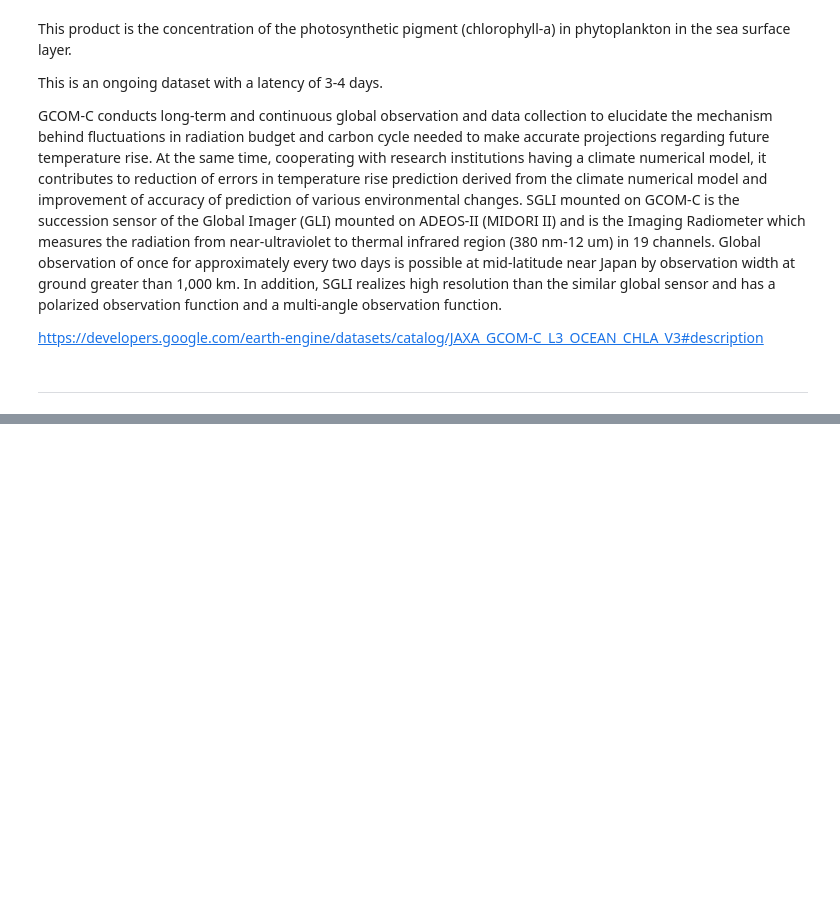
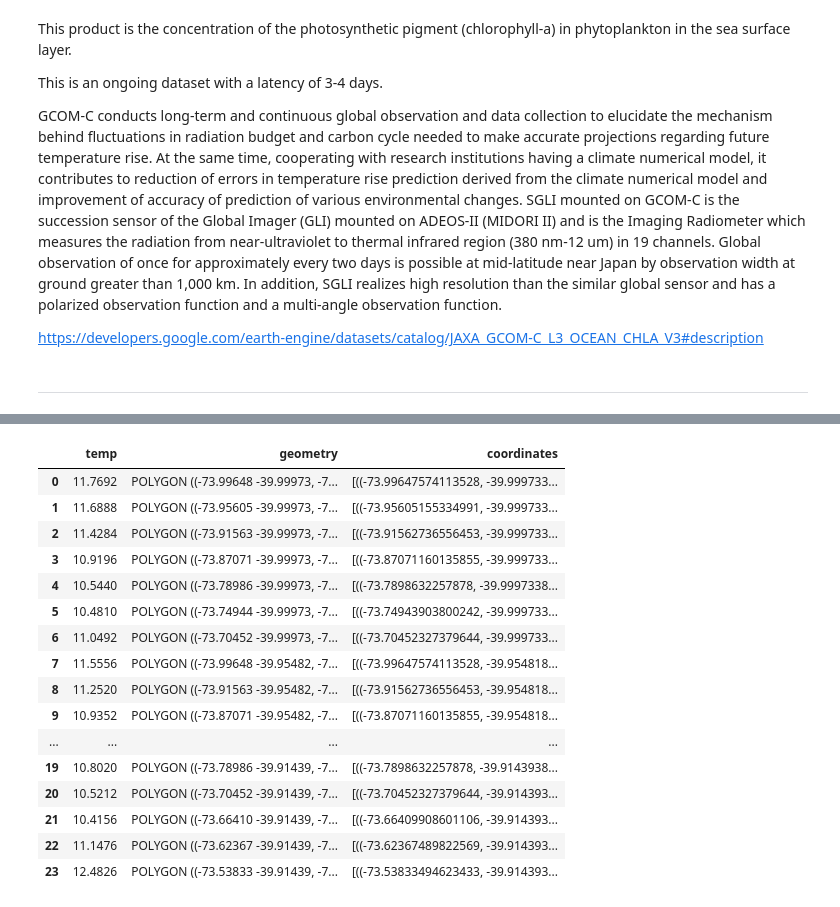
Before and after one commit to pipesalas/avistamiento_ballenas, a Jupyter notebook: notebooks/download_chlorophyll.ipynb, the cells around one changed output, grey strips where cells are left out. Saved outputs shown, nothing was run; the diff lists cells and outputs as text; code cells hidden in the pictures; blank space fills up the shorter version.

```diff
--- a/notebooks/download_chlorophyll.ipynb
+++ b/notebooks/download_chlorophyll.ipynb
@@ -130,6 +142,6 @@ def download_temperature(date_ini, date_end, rectangle=RECTANGLE, scale=500):
 # %%
 for i in range(len(DATES)-1):
-    download_chlorophyll(DATES[i], DATES[i+1])
-    download_temperature(DATES[i], DATES[i+1])
+    df_chlor = download_chlorophyll(DATES[i], DATES[i+1])
+    df_temp = download_temperature(DATES[i], DATES[i+1])
 # %% [markdown]
 ---
@@ -240,0 +148,20 @@ display(my_map)
+# %%
+df_temp#.eval('temp*0.0012 - 10')
+# %% [output]
+|  | temp | geometry | coordinates |
+| 0 | 11.7692 | POLYGON ((-73.99648 -39.99973, -7... | [((-73.99647574113528, -39.999733... |
+| 1 | 11.6888 | POLYGON ((-73.95605 -39.99973, -7... | [((-73.95605155334991, -39.999733... |
+| 2 | 11.4284 | POLYGON ((-73.91563 -39.99973, -7... | [((-73.91562736556453, -39.999733... |
+| 3 | 10.9196 | POLYGON ((-73.87071 -39.99973, -7... | [((-73.87071160135855, -39.999733... |
+| 4 | 10.5440 | POLYGON ((-73.78986 -39.99973, -7... | [((-73.7898632257878, -39.9997338... |
+| 5 | 10.4810 | POLYGON ((-73.74944 -39.99973, -7... | [((-73.74943903800242, -39.999733... |
+| 6 | 11.0492 | POLYGON ((-73.70452 -39.99973, -7... | [((-73.70452327379644, -39.999733... |
+| 7 | 11.5556 | POLYGON ((-73.99648 -39.95482, -7... | [((-73.99647574113528, -39.954818... |
+| 8 | 11.2520 | POLYGON ((-73.91563 -39.95482, -7... | [((-73.91562736556453, -39.954818... |
+| 9 | 10.9352 | POLYGON ((-73.87071 -39.95482, -7... | [((-73.87071160135855, -39.954818... |
+| ... | ... | ... | ... |
+| 19 | 10.8020 | POLYGON ((-73.78986 -39.91439, -7... | [((-73.7898632257878, -39.9143938... |
+| 20 | 10.5212 | POLYGON ((-73.70452 -39.91439, -7... | [((-73.70452327379644, -39.914393... |
+| 21 | 10.4156 | POLYGON ((-73.66410 -39.91439, -7... | [((-73.66409908601106, -39.914393... |
+| 22 | 11.1476 | POLYGON ((-73.62367 -39.91439, -7... | [((-73.62367489822569, -39.914393... |
+| 23 | 12.4826 | POLYGON ((-73.53833 -39.91439, -7... | [((-73.53833494623433, -39.914393... |
```
Also changed, not shown: parts of 13 cells of this notebook, 16 other files.
